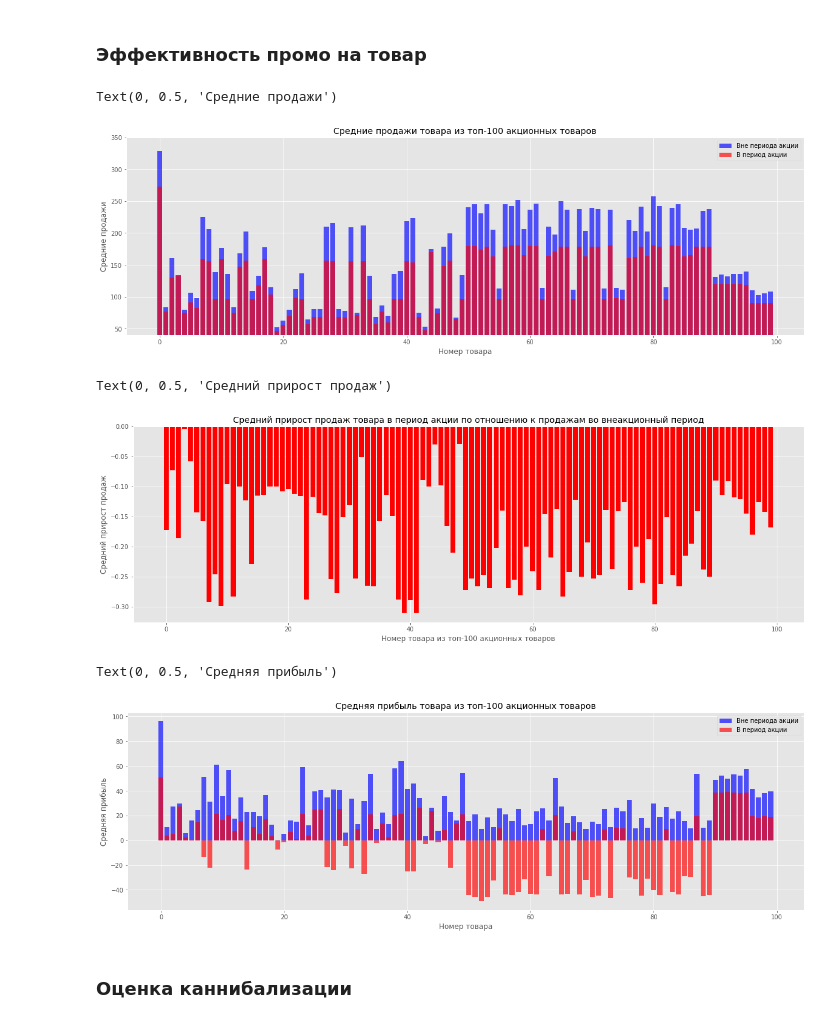
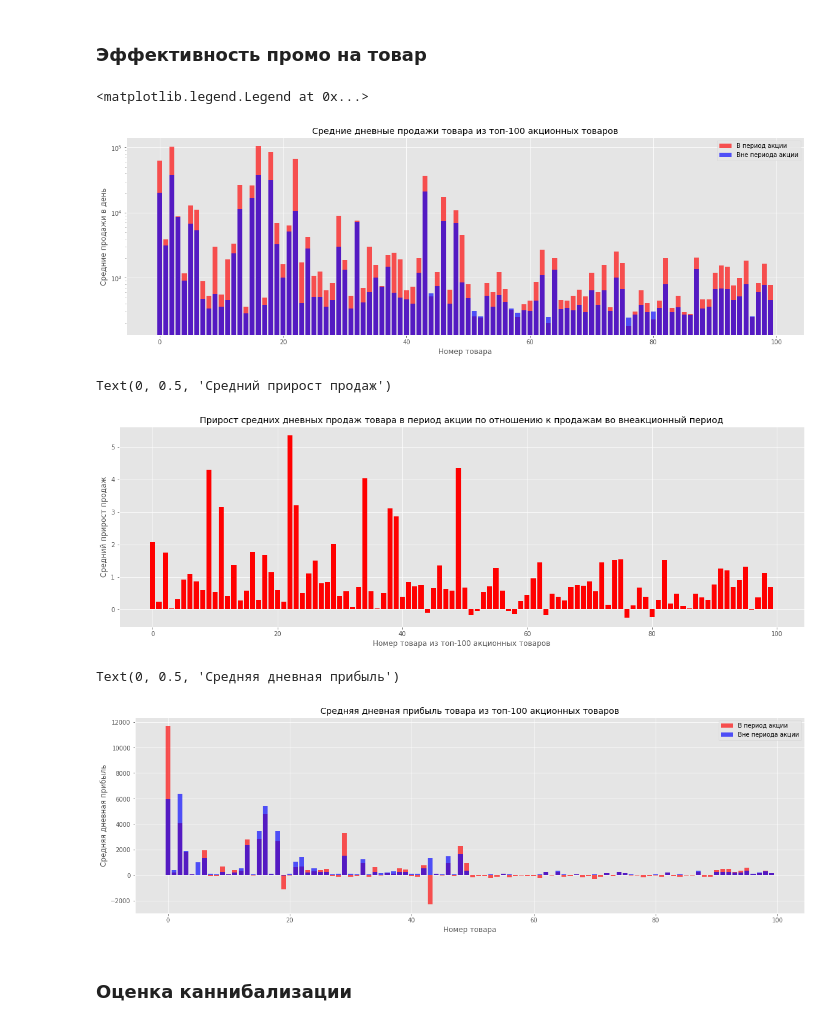
Before and after one commit to gorodion/LentaPromo, a Jupyter notebook: lenta_analytics.ipynb, the cells around one changed output. Saved outputs shown, nothing was run; the diff lists cells and outputs as text; code cells hidden in the pictures.

```diff
--- a/lenta_analytics.ipynb
+++ b/lenta_analytics.ipynb
@@ -224,30 +224,30 @@ for sku in tqdm(offers_top100.sku.unique()):
     checks_sku_promo = checks_sku[checks_sku_isPromo]
     checks_sku_nopromo = checks_sku[~checks_sku_isPromo]
 
-    mean_promo = (checks_sku_promo.selling_price).sum() / checks_sku_promo.num_sales.sum()
-    mean_nopromo = (checks_sku_nopromo.selling_price).sum() / checks_sku_nopromo.num_sales.sum()
+    mean_promo = (checks_sku_promo.selling_price).sum() / checks_sku_promo.day.nunique()
+    mean_nopromo = (checks_sku_nopromo.selling_price).sum() / checks_sku_nopromo.day.nunique()
     means.append([mean_promo, mean_nopromo])
 # %%
 means = pd.DataFrame(means, columns=['mean_promo', 'mean_nopromo'])
 # %%
+bar(means.mean_promo, label='В период акции', alpha=0.66, color='r')
 bar(means.mean_nopromo, label='Вне периода акции', alpha=0.66, color='b')
-bar(means.mean_promo, label='В период акции', alpha=0.66, color='r')
+plt.yscale('log')
+plt.title('Средние дневные продажи товара из топ-100 акционных товаров')
+plt.xlabel('Номер товара')
+plt.ylabel('Средние продажи в день')
 plt.legend()
-plt.ylim(40, 350)
-plt.title('Средние продажи товара из топ-100 акционных товаров')
-plt.xlabel('Номер товара')
-plt.ylabel('Средние продажи')
 # %% [output]
-Text(0, 0.5, 'Средние продажи')
+<matplotlib.legend.Legend at 0x...>
-[figure, old version]
+[figure, new version]
 # %%
 bar(means.mean_promo / means.mean_nopromo - 1, label='Вне периода акции', color='r')
-plt.title('Средний прирост продаж товара в период акции по отношению к продажам во внеакционный период')
+plt.title('Прирост средних дневных продаж товара в период акции по отношению к продажам во внеакционный период')
 plt.xlabel('Номер товара из топ-100 акционных товаров')
 plt.ylabel('Средний прирост продаж')
 # %% [output]
 Text(0, 0.5, 'Средний прирост продаж')
-[figure, old version]
+[figure, new version]
 # %%
 from functools import reduce
 
@@ -268,15 +268,15 @@ for sku in tqdm(offers_top100.sku.unique()):
     means.append([mean_promo, mean_nopromo])
 means = pd.DataFrame(means, columns=['mean_promo', 'mean_nopromo'])
 # %%
+bar(means.mean_promo, label='В период акции', alpha=0.66, color='r')
 bar(means.mean_nopromo, label='Вне периода акции', alpha=0.66, color='b')
-bar(means.mean_promo, label='В период акции', alpha=0.66, color='r')
 plt.legend()
-plt.title('Средняя прибыль товара из топ-100 акционных товаров')
+plt.title('Средняя дневная прибыль товара из топ-100 акционных товаров')
 plt.xlabel('Номер товара')
-plt.ylabel('Средняя прибыль')
+plt.ylabel('Средняя дневная прибыль')
 # %% [output]
-Text(0, 0.5, 'Средняя прибыль')
+Text(0, 0.5, 'Средняя дневная прибыль')
-[figure, old version]
+[figure, new version]
 # %% [markdown]
 ### Оценка каннибализации
 # %%
```
Also changed, not shown: parts of 4 cells of this notebook.
